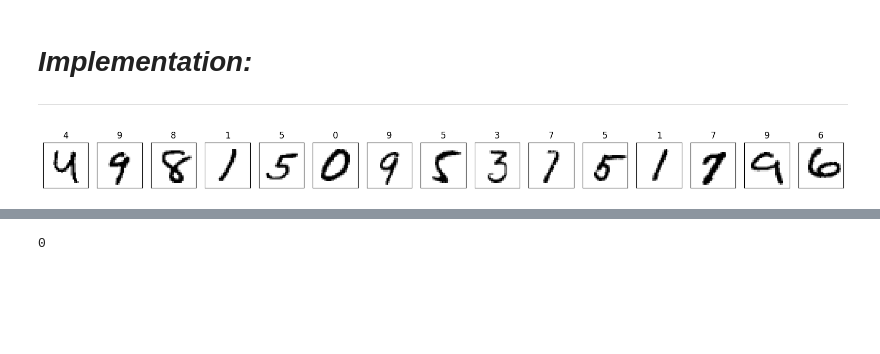
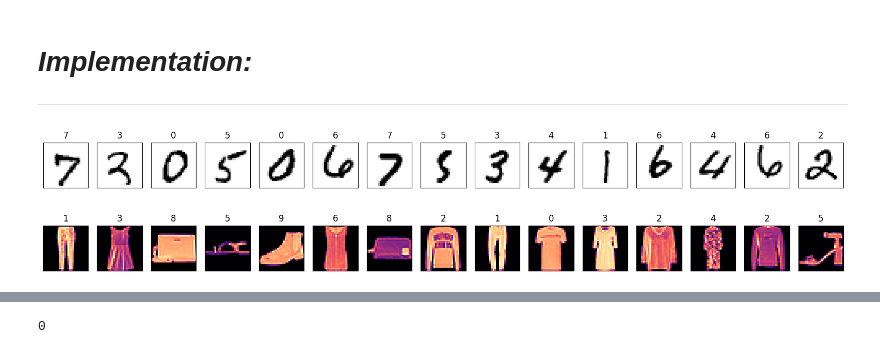
Before and after one commit to anoban/NNetworks, a Jupyter notebook: NNs From Scratch.ipynb, the cells around one changed output, grey strips where cells are left out. Drawn from its saved outputs; the diff is of its cells as text; code cells hidden in the pictures; blank space fills up the shorter version.

```diff
--- a/NNs From Scratch.ipynb
+++ b/NNs From Scratch.ipynb
@@ -370,18 +373,39 @@ class Idx3:
 # %%
-images = Idx3(r"./MNIST/train-images.idx3-ubyte")
-labels = Idx1(r"./MNIST/train-labels.idx1-ubyte")
+# that's how our data looks
 
-fig, axes = plt.subplots(nrows = 1, ncols = 15)
-fig.set_size_inches(20, 4)
+def peek_idx(idx3: str, idx1: str, idx3elem_dim: typing.Tuple[int, int] = (28, 28), colormap: str = "binary") -> None:
+    """
+    samples 15 randomly choosen pairs if images and labels from the provided idx resources and plots them.
+    uses numpy, matplotlib under the hood.
+    idx3: str                                       the path to the idx3 resource
+    idx1: str                                       path to corresponding idx1 resource
+    idx3elem_dim: typing.Tuple[int, int] = (28, 28)      shape of the image matrices in the idx3 file
+    colormap: str = "binary"                             matplotlib cmap specification to use, when plotting the images
+    """
 
-for ax, idx in zip(axes, np.random.choice(np.arange(0, images.count), size = 15, replace = False)):
-    ax.imshow(images[idx].reshape(28, 28), cmap = "binary")
-    ax.set_title(labels[idx])
-    ax.set_xticks([])
-    ax.set_yticks([])
-plt.show()
+    images = Idx3(idx3)
+    labels = Idx1(idx1)
+    assert images.count == labels.count, f"Mismatch in the number of elements stored in idx1 and idx3 files:: idx1: {labels.count}, idx3: {images.count}"
+
+    nrows, ncols = idx3elem_dim
+    fig, axes = plt.subplots(nrows = 1, ncols = 15)
+    fig.set_size_inches(20, 4)
+    random_indices: NDArray[np.int64] = np.random.choice(np.arange(0, images.count), size = 15, replace = False)
+    for ax, idx in zip(axes, random_indices):
+        ax.imshow(images[idx].reshape(nrows, ncols), cmap = colormap)
+        ax.set_title(labels[idx])
+        ax.set_xticks([])  # remove the x axis ticks and labels
+        ax.set_yticks([])  # remove the y axis ticks and labels
+    plt.show()
+    return
-# %% [output]
-[figure, removed]
+# %%
+peek_idx(idx3 = r"./MNIST/train-images.idx3-ubyte", idx1 = r"./MNIST/train-labels.idx1-ubyte")
+# %% [output]
+[figure, added]
+# %%
+peek_idx(idx3 = r"./Fashion-MNIST/train-images-idx3-ubyte", idx1 = r"./Fashion-MNIST/train-labels-idx1-ubyte", colormap = "magma")
+# %% [output]
+[figure, added]
 # %%
 class NNetworkMinimal:
 
```
Also changed, not shown: parts of 9 cells of this notebook, 1 other file.
